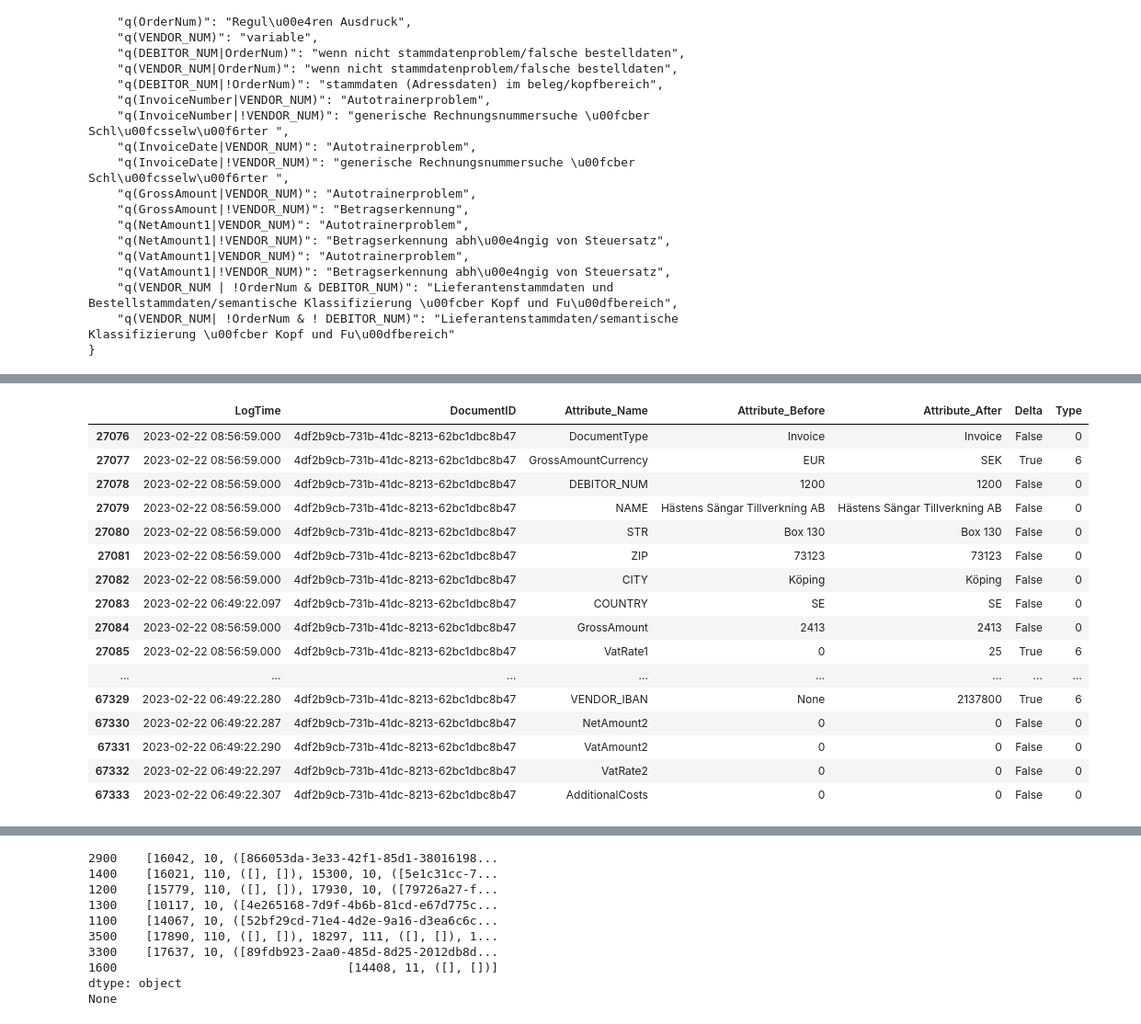
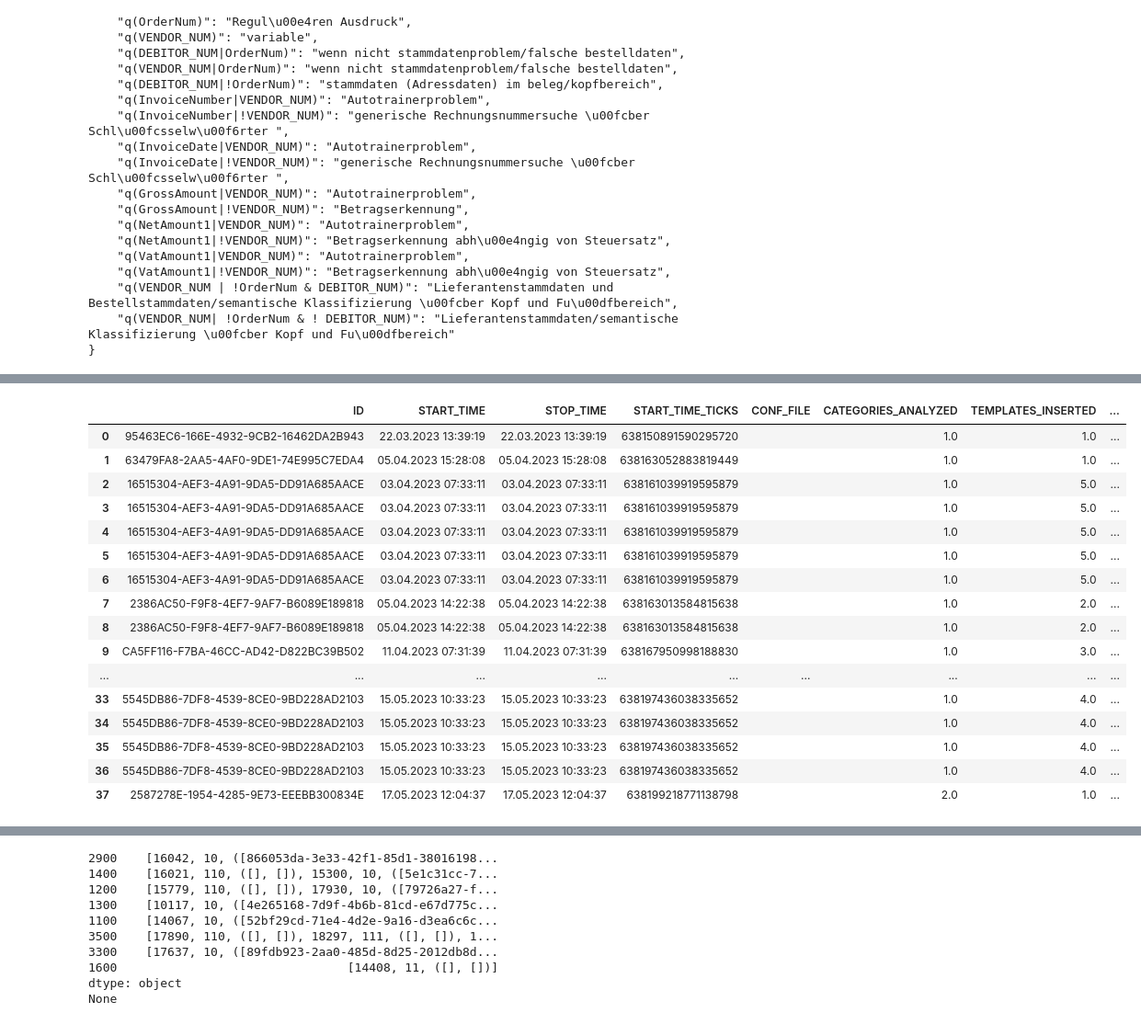
Before and after one commit to FusionShareeza/Masterarbeit, a Jupyter notebook: sqlconnector.ipynb, the cells around one changed output, grey strips where cells are left out. Shown at 92% size. Saved outputs shown, nothing was run; the diff lists cells and outputs as text; code cells hidden in the pictures.

```diff
--- a/sqlconnector.ipynb
+++ b/sqlconnector.ipynb
@@ -50,7 +50,7 @@ from more_itertools import flatten
 from collections import Counter
 #config vars
 pd.options.display.max_columns=100
-pd.options.display.max_rows = 100
+pd.options.display.max_rows = 1001
 pd.options.display.max_seq_items = 10
 verbose=1
 
@@ -797,6 +858,4 @@ df_table_cclogvariants = df_table_cclogvariants.rename({'TRAINING_ID': 'ID'}, ax
 # %%
-import json
-
 merged_df = pd.merge(df_table_cclogautotrain, df_table_cclogvariants, on='ID')
 merged_df[['VENDOR', 'VENDOR_NUM', 'CHANGED_TYPE']] = merged_df['ATTRIB_PATH'].str.split('.', expand=True)
 
@@ -814,8 +873,8 @@ flat_dict = dict(flat_dict)
 
 for df_name, df in flat_dict.items():
     sorted_df = df.sort_values(by='LogTime', ascending=False)
+    unique_ids = []
 
-    unique_ids = []
 
     for index, row in sorted_df.iterrows():
         if row['DocumentID'] not in unique_ids:
@@ -827,21 +886,33 @@ for df_name, df in flat_dict.items():
         return ','.join(entry_list) if entry_list else ''
 
     if str(df_name) in merged_df['VENDOR_NUM'].unique():
+        print(df_name)
+        y = merged_df[merged_df['VENDOR_NUM'] == df_name]
+        if 'inserted' in y['STATUS'].unique():
+            stop_time = y['STOP_TIME']
+            changed_type = y['CHANGED_TYPE']
+            for item, item2 in zip(stop_time, changed_type):
+                x = merged_df[merged_df['CHANGED_TYPE'] == item2]
+                score_before, score_after = check_distribution(df, item2, item )
+                abc = y.index
+            for thing in abc:
+                merged_df.at[thing, 'ScoreBefore'] = score_before[0]
+                merged_df.at[thing, 'ScoreAfter'] = score_after[0]
+                merged_df.at[thing, 'FrequencyBefore'] = score_before[1]
+                merged_df.at[thing, 'FrequencyAfter'] = score_after[1]
+
+
         res = merged_df.index[merged_df['VENDOR_NUM'].isin({df_name})]
         for item in res:
             merged_df.at[item, 'LastDocuments'] = join_entries(unique_ids)
 
+merged_df = merged_df.replace({np.nan: None})
 data_dict = merged_df.set_index('VENDOR_NUM').T.to_dict()
 json_obj = {key: value for key, value in data_dict.items()}
 #display(merged_df)
 save_file = open("data/savedata.json", "w")
 json.dump(json_obj, save_file, indent = 6)
+
+
 save_file.close()
-
-# print(json_obj)
-# # JSON-Objekt als String ausgeben
-# json_str = json.dumps(json_obj)
-
-# Ergebnis anzeigen
-#print(json_str)
 # %% [output]
@@ -849,20 +927,20 @@ DataFrame columns are not unique, some columns will be omitted.
-# %%
-display(flat_dict["10001"])
-# %% [output]
-|  | LogTime | DocumentID | Attribute_Name | Attribute_Before | Attribute_After | Delta | Type |
-| 27076 | 2023-02-22 08:56:59.000 | 4df2b9cb-731b-41dc-8213-62bc1dbc8b47 | DocumentType | Invoice | Invoice | False | 0 |
-| 27077 | 2023-02-22 08:56:59.000 | 4df2b9cb-731b-41dc-8213-62bc1dbc8b47 | GrossAmountCurrency | EUR | SEK | True | 6 |
-| 27078 | 2023-02-22 08:56:59.000 | 4df2b9cb-731b-41dc-8213-62bc1dbc8b47 | DEBITOR_NUM | 1200 | 1200 | False | 0 |
-| 27079 | 2023-02-22 08:56:59.000 | 4df2b9cb-731b-41dc-8213-62bc1dbc8b47 | NAME | Hästens Sängar Tillverkning AB | Hästens Sängar Tillverkning AB | False | 0 |
-| 27080 | 2023-02-22 08:56:59.000 | 4df2b9cb-731b-41dc-8213-62bc1dbc8b47 | STR | Box 130 | Box 130 | False | 0 |
-| 27081 | 2023-02-22 08:56:59.000 | 4df2b9cb-731b-41dc-8213-62bc1dbc8b47 | ZIP | 73123 | 73123 | False | 0 |
-| 27082 | 2023-02-22 08:56:59.000 | 4df2b9cb-731b-41dc-8213-62bc1dbc8b47 | CITY | Köping | Köping | False | 0 |
-| 27083 | 2023-02-22 06:49:22.097 | 4df2b9cb-731b-41dc-8213-62bc1dbc8b47 | COUNTRY | SE | SE | False | 0 |
-| 27084 | 2023-02-22 08:56:59.000 | 4df2b9cb-731b-41dc-8213-62bc1dbc8b47 | GrossAmount | 2413 | 2413 | False | 0 |
-| 27085 | 2023-02-22 08:56:59.000 | 4df2b9cb-731b-41dc-8213-62bc1dbc8b47 | VatRate1 | 0 | 25 | True | 6 |
-| ... | ... | ... | ... | ... | ... | ... | ... |
-| 67329 | 2023-02-22 06:49:22.280 | 4df2b9cb-731b-41dc-8213-62bc1dbc8b47 | VENDOR_IBAN | None | 2137800 | True | 6 |
-| 67330 | 2023-02-22 06:49:22.287 | 4df2b9cb-731b-41dc-8213-62bc1dbc8b47 | NetAmount2 | 0 | 0 | False | 0 |
-| 67331 | 2023-02-22 06:49:22.290 | 4df2b9cb-731b-41dc-8213-62bc1dbc8b47 | VatAmount2 | 0 | 0 | False | 0 |
-| 67332 | 2023-02-22 06:49:22.297 | 4df2b9cb-731b-41dc-8213-62bc1dbc8b47 | VatRate2 | 0 | 0 | False | 0 |
-| 67333 | 2023-02-22 06:49:22.307 | 4df2b9cb-731b-41dc-8213-62bc1dbc8b47 | AdditionalCosts | 0 | 0 | False | 0 |
+# %%
+display( merged_df)
+# %% [output]
+|  | ID | START_TIME | STOP_TIME | START_TIME_TICKS | CONF_FILE | CATEGORIES_ANALYZED | TEMPLATES_INSERTED | ... |
+| 0 | 95463EC6-166E-4932-9CB2-16462DA2B943 | 22.03.2023 13:39:19 | 22.03.2023 13:39:19 | 638150891590295720 |  | 1.0 | 1.0 | ... |
+| 1 | 63479FA8-2AA5-4AF0-9DE1-74E995C7EDA4 | 05.04.2023 15:28:08 | 05.04.2023 15:28:08 | 638163052883819449 |  | 1.0 | 1.0 | ... |
+| 2 | 16515304-AEF3-4A91-9DA5-DD91A685AACE | 03.04.2023 07:33:11 | 03.04.2023 07:33:11 | 638161039919595879 |  | 1.0 | 5.0 | ... |
+| 3 | 16515304-AEF3-4A91-9DA5-DD91A685AACE | 03.04.2023 07:33:11 | 03.04.2023 07:33:11 | 638161039919595879 |  | 1.0 | 5.0 | ... |
+| 4 | 16515304-AEF3-4A91-9DA5-DD91A685AACE | 03.04.2023 07:33:11 | 03.04.2023 07:33:11 | 638161039919595879 |  | 1.0 | 5.0 | ... |
+| 5 | 16515304-AEF3-4A91-9DA5-DD91A685AACE | 03.04.2023 07:33:11 | 03.04.2023 07:33:11 | 638161039919595879 |  | 1.0 | 5.0 | ... |
+| 6 | 16515304-AEF3-4A91-9DA5-DD91A685AACE | 03.04.2023 07:33:11 | 03.04.2023 07:33:11 | 638161039919595879 |  | 1.0 | 5.0 | ... |
+| 7 | 2386AC50-F9F8-4EF7-9AF7-B6089E189818 | 05.04.2023 14:22:38 | 05.04.2023 14:22:38 | 638163013584815638 |  | 1.0 | 2.0 | ... |
+| 8 | 2386AC50-F9F8-4EF7-9AF7-B6089E189818 | 05.04.2023 14:22:38 | 05.04.2023 14:22:38 | 638163013584815638 |  | 1.0 | 2.0 | ... |
+| 9 | CA5FF116-F7BA-46CC-AD42-D822BC39B502 | 11.04.2023 07:31:39 | 11.04.2023 07:31:39 | 638167950998188830 |  | 1.0 | 3.0 | ... |
+| ... | ... | ... | ... | ... | ... | ... | ... | ... |
+| 33 | 5545DB86-7DF8-4539-8CE0-9BD228AD2103 | 15.05.2023 10:33:23 | 15.05.2023 10:33:23 | 638197436038335652 |  | 1.0 | 4.0 | ... |
+| 34 | 5545DB86-7DF8-4539-8CE0-9BD228AD2103 | 15.05.2023 10:33:23 | 15.05.2023 10:33:23 | 638197436038335652 |  | 1.0 | 4.0 | ... |
+| 35 | 5545DB86-7DF8-4539-8CE0-9BD228AD2103 | 15.05.2023 10:33:23 | 15.05.2023 10:33:23 | 638197436038335652 |  | 1.0 | 4.0 | ... |
+| 36 | 5545DB86-7DF8-4539-8CE0-9BD228AD2103 | 15.05.2023 10:33:23 | 15.05.2023 10:33:23 | 638197436038335652 |  | 1.0 | 4.0 | ... |
+| 37 | 2587278E-1954-4285-9E73-EEEBB300834E | 17.05.2023 12:04:37 | 17.05.2023 12:04:37 | 638199218771138798 |  | 2.0 | 1.0 | ... |
```
Also changed, not shown: parts of 7 cells of this notebook, 2 other files.
